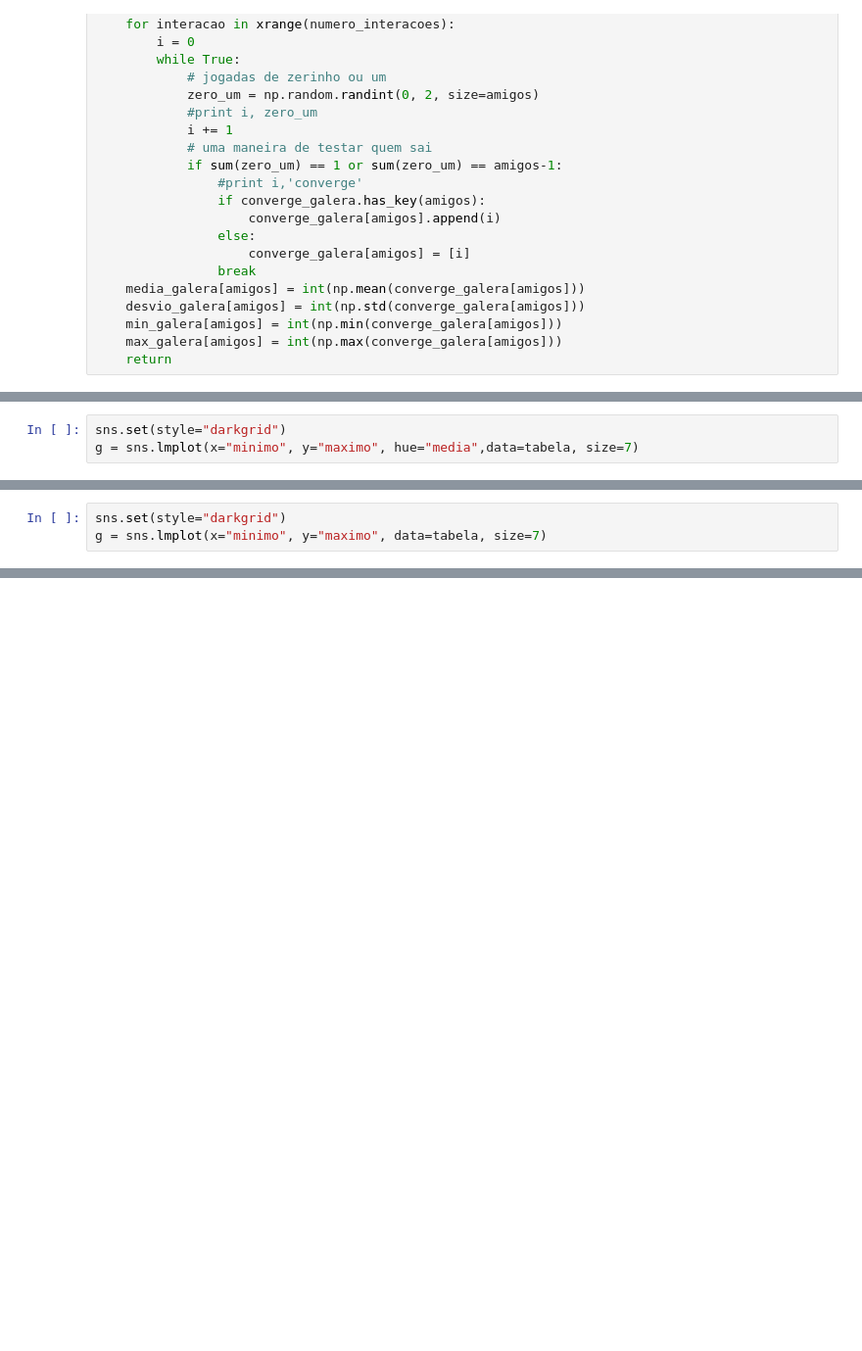
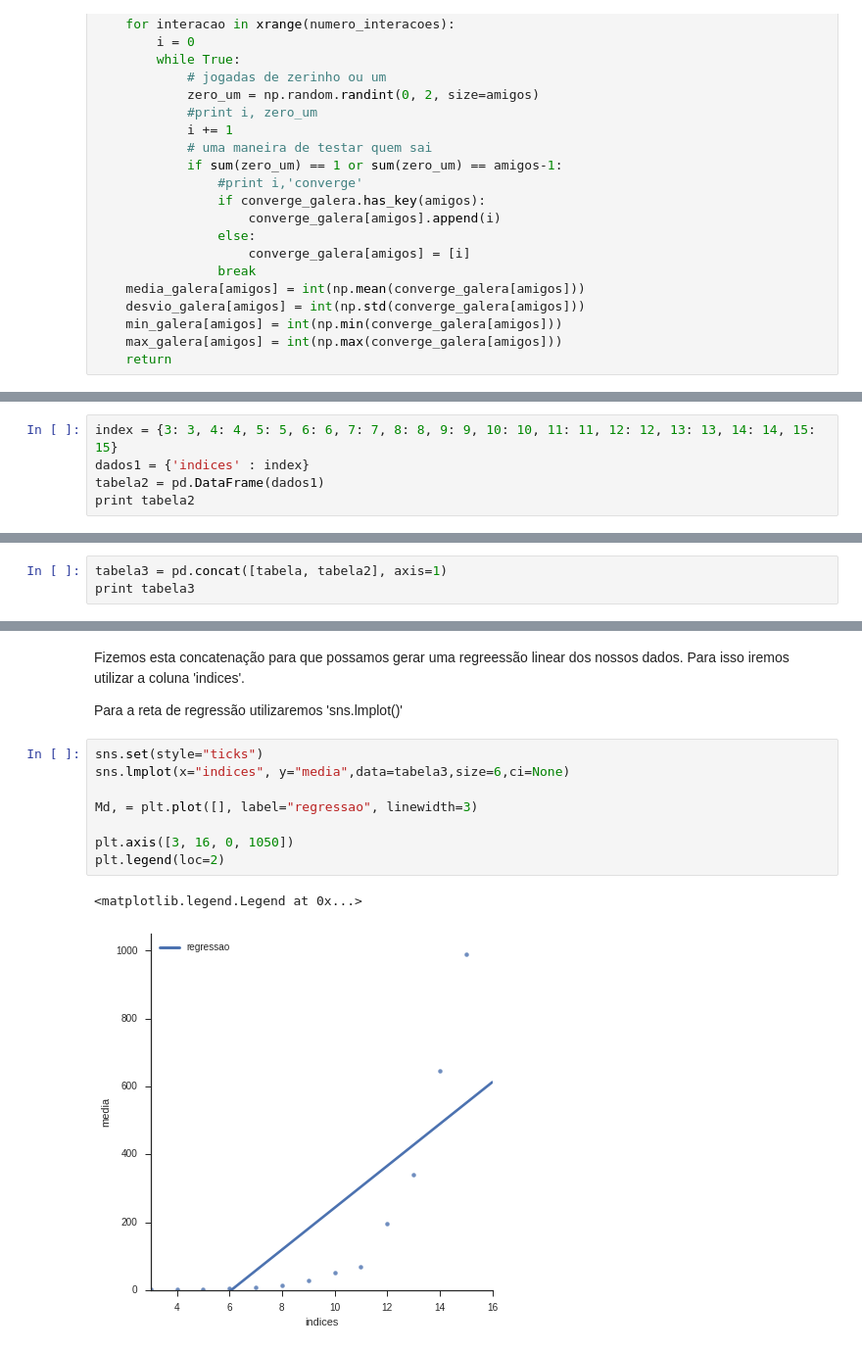
Before and after one commit to ricardogando/brincadeiras, a Jupyter notebook: zezinho.ipynb, the cells around one changed output, grey strips where cells are left out. Shown at 98% size. Saved outputs shown, nothing was run; the diff lists cells and outputs as text; blank space fills up the shorter version.

```diff
--- a/zezinho.ipynb
+++ b/zezinho.ipynb
@@ -186,3 +179,0 @@ plt.xlabel('Numero de Amigos')
-# %%
-sns.set(style="darkgrid")
-g = sns.lmplot(x="minimo", y="maximo", hue="media",data=tabela, size=7)
@@ -191,3 +179,0 @@ g = sns.lmplot(x="minimo", y="maximo", hue="media",data=tabela, size=7)
-# %%
-sns.set(style="darkgrid")
-g = sns.lmplot(x="minimo", y="maximo", data=tabela, size=7)
@@ -195,0 +186,5 @@ g = sns.lmplot(x="minimo", y="maximo", data=tabela, size=7)
+# %%
+index = {3: 3, 4: 4, 5: 5, 6: 6, 7: 7, 8: 8, 9: 9, 10: 10, 11: 11, 12: 12, 13: 13, 14: 14, 15: 15}
+dados1 = {'indices' : index}
+tabela2 = pd.DataFrame(dados1)
+print tabela2
@@ -195,0 +210,3 @@ g = sns.lmplot(x="minimo", y="maximo", data=tabela, size=7)
+# %%
+tabela3 = pd.concat([tabela, tabela2], axis=1)
+print tabela3
@@ -195,0 +228,15 @@ g = sns.lmplot(x="minimo", y="maximo", data=tabela, size=7)
+# %% [markdown]
+Fizemos esta concatenação para que possamos gerar uma regreessão linear dos nossos dados. Para isso iremos utilizar a coluna 'indices'.
+
+Para a reta de regressão utilizaremos 'sns.lmplot()'
+# %%
+sns.set(style="ticks")
+sns.lmplot(x="indices", y="media",data=tabela3,size=6,ci=None)
+
+Md, = plt.plot([], label="regressao", linewidth=3)
+
+plt.axis([3, 16, 0, 1050])
+plt.legend(loc=2)
+# %% [output]
+<matplotlib.legend.Legend at 0x...>
+[figure, added]
```
Also changed, not shown: parts of 26 cells of this notebook.
